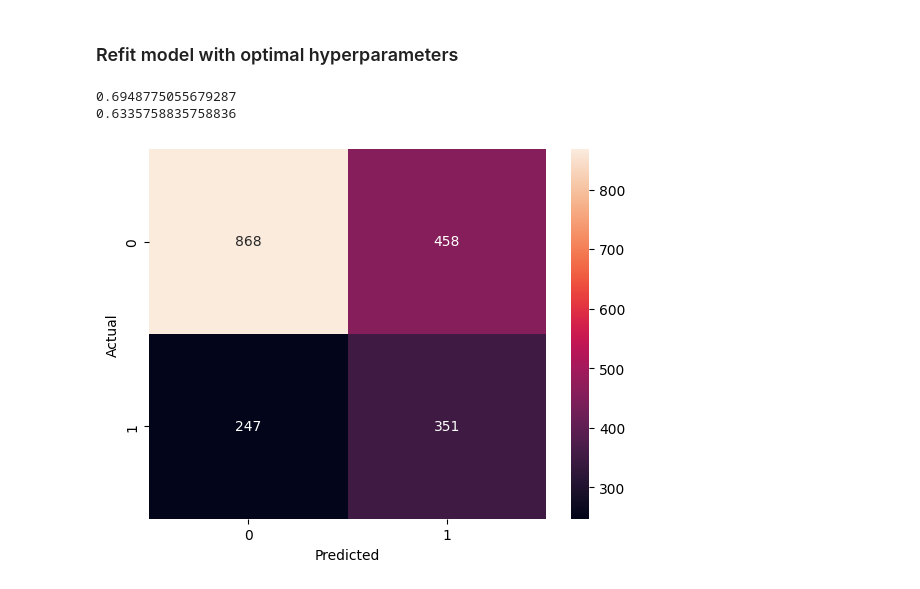
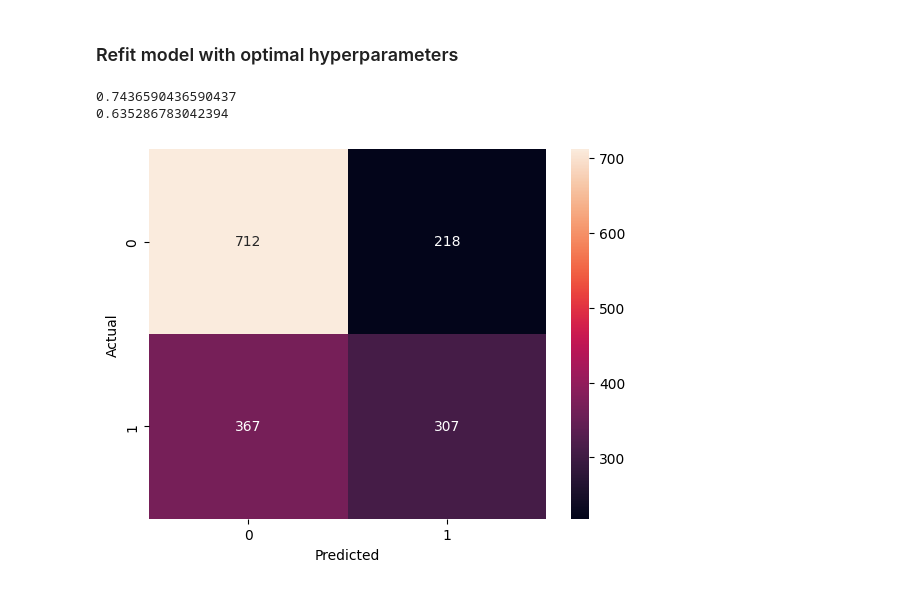
Before and after one commit to lilyzhizhou/Identifying-Prediabetes-ML, a Jupyter notebook: XGboost.ipynb, the cells around one changed output. Saved outputs shown, nothing was run; the diff lists cells and outputs as text; code cells hidden in the pictures.

Commit message:
moved split before imputation, added eval metrics

```diff
--- a/XGboost.ipynb
+++ b/XGboost.ipynb
@@ -77,10 +94,6 @@ htnmed_bin             0
 Sex                    0
 dtype: int64
 2.369816027439975
-# %%
-#Imputation of missing values
-#median used to be more resistant to influence of any outliers
-datapd['Total_Cholesterol'].fillna(datapd['Total_Cholesterol'].median(), inplace = True)
 # %%
 #specify columns
 
@@ -95,7 +108,7 @@ numerical_columns = [c for c in datapd.columns if c not in categorical_columns a
 # %% [markdown]
 ### Set up model
 # %%
-# Splitting the data into 70% training and 30% testing
+# Splitting the data into 75% training and 25% testing
 train = datapd.sample(frac=0.75, random_state=10)
 test = datapd.drop(train.index)
 
@@ -105,6 +118,13 @@ xgboost = GradientBoostingClassifier(n_estimators=100, learning_rate=1.0, max_de
 # Creating a Pipeline:
 # only contains Gradient Boosting model, because no column transformations are required
 model = Pipeline([('xg_boost', xgboost)])
+
+#Imputation of missing values
+#necessary because xgboost gradient boost does not run on data with missing values
+#impute separately for train and test sets
+#median used to be more resistant to influence of any outliers
+train['Total_Cholesterol'].fillna(train['Total_Cholesterol'].median(), inplace = True)
+test['Total_Cholesterol'].fillna(test['Total_Cholesterol'].median(), inplace = True)
 # %% [markdown]
 ### Training and initial evaluation
 # %%
@@ -218,17 +238,20 @@ print(train_accuracy)
 Y_pred = model.predict(test.drop('predm', axis=1))
 test_accuracy = accuracy_score(test['predm'], Y_pred)
 print(test_accuracy)
-#0.633 did not improve lmao
+#did not improve lmao
+#this was run a few times, got similar results each time
+#accuracy not too diff from train to test, so likely not overfit
 # %% [output]
-0.6948775055679287
-0.6335758835758836
+0.7436590436590437
+0.635286783042394
 # %%
 #more evaluation metrics
+#confusion matrix
 Y = test['predm']
-conf_matrix = confusion_matrix(Y_pred, Y)
+conf_matrix = confusion_matrix(Y, Y_pred)
 sns.heatmap(conf_matrix, annot=True, fmt='d')
 plt.ylabel('Actual')
 plt.xlabel('Predicted')
 plt.show()
 # %% [output]
-[figure, old version]
+[figure, new version]
```
Also changed, not shown: parts of 6 cells of this notebook.
